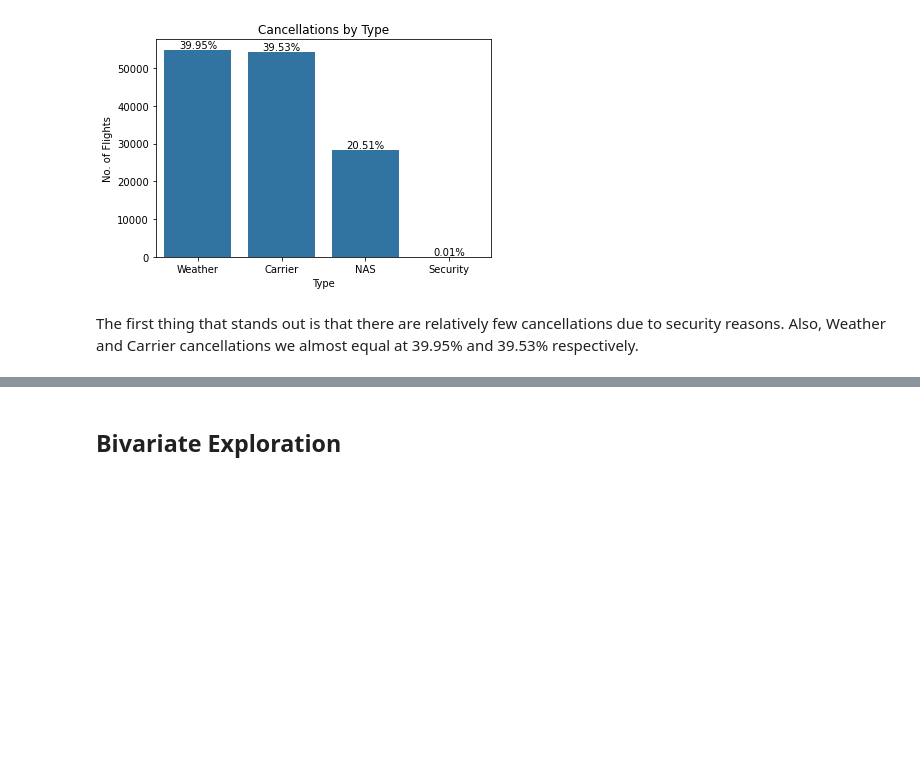
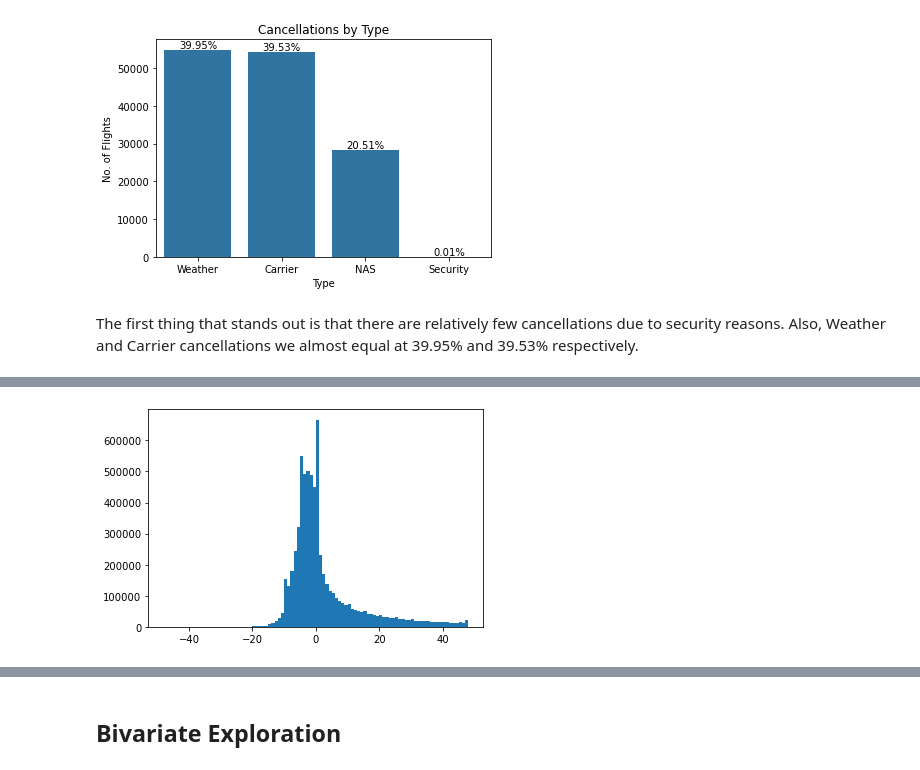
Before and after one commit to maleina/US-Flight-Data, a Jupyter notebook: flight_data_exploration.ipynb, the cells around one changed output, grey strips where cells are left out. Cells and saved outputs as stored; diff of their text form; code cells hidden in the pictures; blank space fills up the shorter version.

```diff
--- a/flight_data_exploration.ipynb
+++ b/flight_data_exploration.ipynb
@@ -744,0 +750,6 @@ df_flights['ArrDelay'].hist()
+# %%
+#Plot histogram of all departure delay times
+bins = np.arange(-48, 48+1, 1)
+plt.hist(data = df_flights, x = 'DepDelay', bins = bins);
+# %% [output]
+[figure, added]
```
Also changed, not shown: parts of 66 cells of this notebook.
